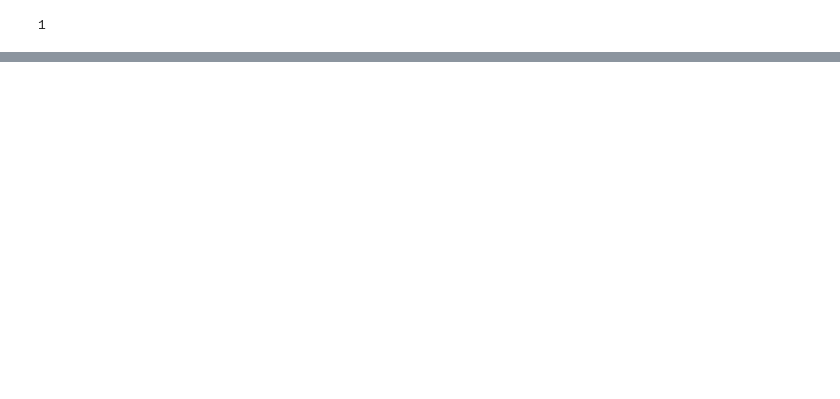
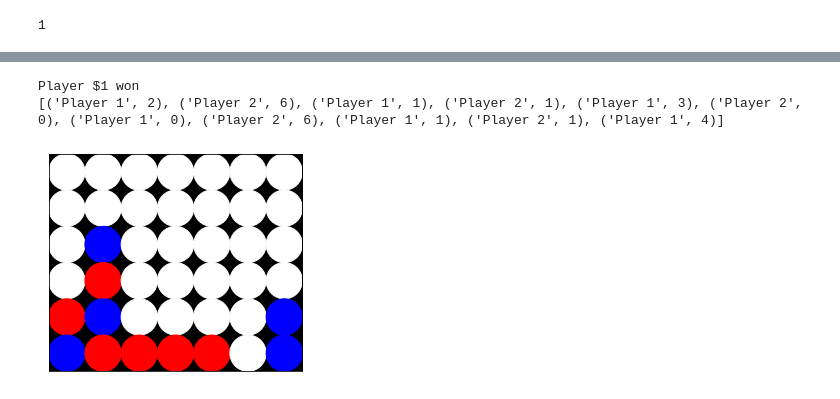
Before and after one commit to nlarsen31/Connect4AI, a Jupyter notebook: MainNotebook.ipynb, the cells around one changed output, grey strips where cells are left out. Drawn from its saved outputs; the diff is of its cells as text; code cells hidden in the pictures; blank space fills up the shorter version.

```diff
--- a/MainNotebook.ipynb
+++ b/MainNotebook.ipynb
@@ -317,0 +394,28 @@ int("Column 1".split()[1])
+# %%
+# place all randome moves
+seq = []
+player = 1
+for i in range(42):
+    winner = b.check_win()
+    if winner != 0:
+        print(f"Player ${winner} won")
+        break
+    if player == 1:
+        new_move = monte.pick_move(player=player, board=b)
+        b.move(player=player, col=new_move)
+        seq.append((f"Player {player}", new_move))
+
+    else:
+        new_move = randy.pick_move(b)
+        b.move(player=player, col=new_move)
+        seq.append((f"Player {player}", new_move))
+    if player == 1:
+        player = 2
+    else:
+        player = 1
+print(seq)
+b.draw_board()
+# %% [output]
+Player $1 won
+[('Player 1', 2), ('Player 2', 6), ('Player 1', 1), ('Player 2', 1), ('Player 1', 3), ('Player 2', 0), ('Player 1', 0), ('Player 2', 6), ('Player 1', 1), ('Player 2', 1), ('Player 1', 4)]
+[figure, added]
```
Also changed, not shown: parts of 10 cells of this notebook.
